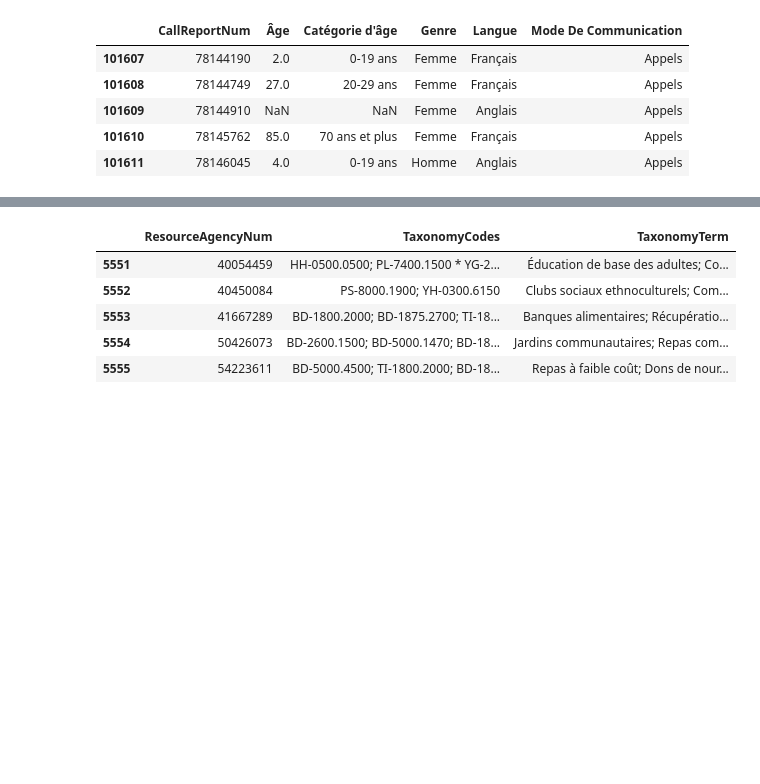
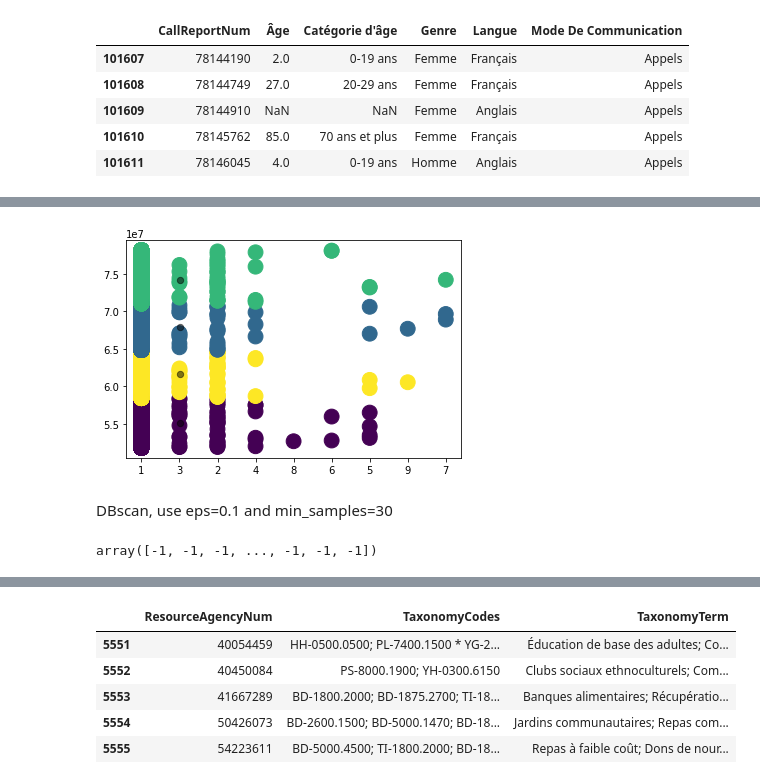
Before and after one commit to mozhgans/AI4GOOD_Hackathon_Walkthrough, a Jupyter notebook: AI4Good.ipynb, the cells around one changed output, grey strips where cells are left out. Saved outputs shown, nothing was run; the diff lists cells and outputs as text; code cells hidden in the pictures; blank space fills up the shorter version.

```diff
--- a/AI4Good.ipynb
+++ b/AI4Good.ipynb
@@ -58,0 +483,29 @@ appels_profils.tail()
+# %%
+#  answer here for k[2]
+from sklearn.cluster import KMeans
+kmeans = KMeans(n_clusters=k[2])
+kmeans.fit(x)
+y_kmeans = kmeans.predict(x)
+
+y_kmeans
+
+#plotting
+plt.scatter(x['StateProvince'], x[ 'CallReportNum'], c=y_kmeans,
+            s=220, cmap='viridis')
+
+centers = kmeans.cluster_centers_
+plt.scatter(centers[:, 0], centers[:, 1], c='black', s=40, alpha=0.5);
+# %% [output]
+[figure, added]
+# %% [markdown]
+DBscan, use eps=0.1 and min_samples=30
+# %%
+
+from sklearn.cluster import DBSCAN
+clustering = DBSCAN(eps=0.1, min_samples=30).fit(x)
+clustering
+
+y_dbscan =clustering.fit_predict(x)
+y_dbscan
+# %% [output]
+array([-1, -1, -1, ..., -1, -1, -1])
```
Also changed, not shown: parts of 46 cells of this notebook.
